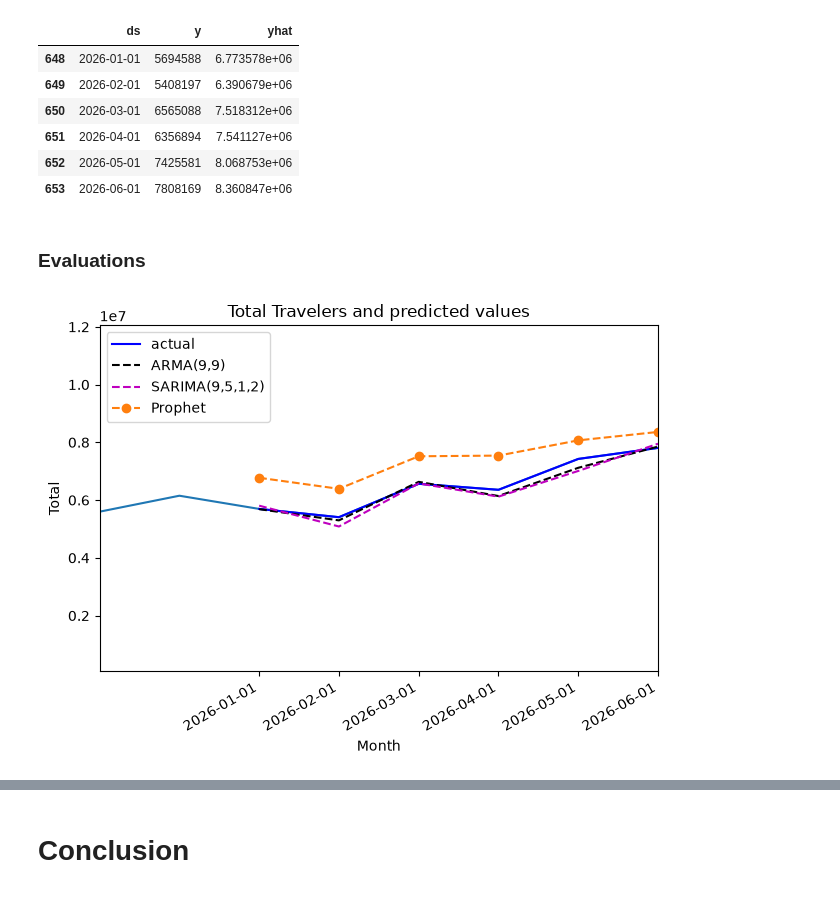
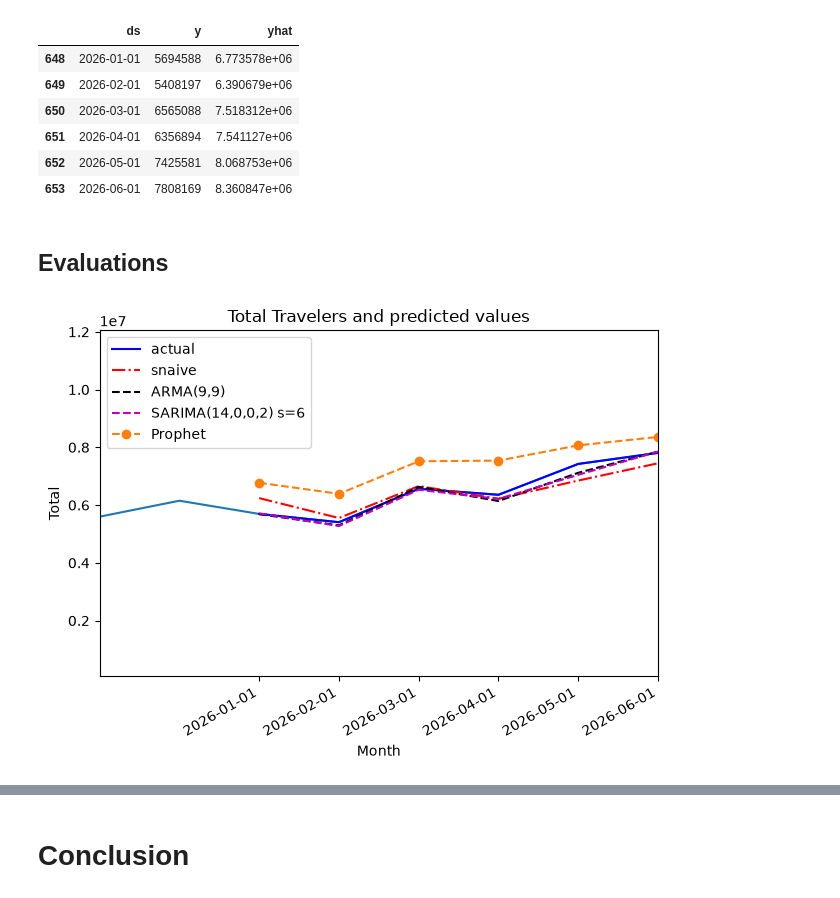
Before and after one commit to janessa13/Timeseries-Forecasting, a Jupyter notebook: Part 1.ipynb, the cells around one changed output, grey strips where cells are left out. Cells and saved outputs as stored; diff of their text form; code cells hidden in the pictures.

```diff
--- a/Part 1.ipynb
+++ b/Part 1.ipynb
@@ -222,7 +224,7 @@ def rolling_forecast(df, train_len, test_len, window, method) -> list:
         pred_MA = []
 
         for i in range(train_len, total_len, window):
-            model = SARIMAX(df[:i], order=(0,0,14))
+            model = SARIMAX(df[:i], order=(0,0,13))
             res = model.fit(disp=False)
             predictions = res.get_prediction(0, i + window - 1)
             oos_pred = predictions.predicted_mean.iloc[-window:]
@@ -234,7 +236,7 @@ def rolling_forecast(df, train_len, test_len, window, method) -> list:
         pred_AR = []
 
         for i in range(train_len, total_len, window):
-            model = SARIMAX(df[:i], order=(3,0,0))
+            model = SARIMAX(df[:i], order=(1,0,0))
             res = model.fit(disp=False)
             predictions = res.get_prediction(0, i + window - 1)
             oos_pred = predictions.predicted_mean.iloc[-window:]
@@ -246,7 +248,7 @@ def rolling_forecast(df, train_len, test_len, window, method) -> list:
         pred_ARMA = []
 
         for i in range(train_len, total_len, window):
-            model = SARIMAX(df[:i], order=(3,0,14))
+            model = SARIMAX(df[:i], order=(1,0,13))
             res = model.fit(disp=False)
             predictions = res.get_prediction(0, i + window - 1)
             oos_pred = predictions.predicted_mean.iloc[-window:]
@@ -482,7 +480,7 @@ def rolling_forecast(df, train_len, test_len, window, method) -> list:
         pred_MA = []
 
         for i in range(train_len, total_len, window):
-            model = SARIMAX(df[:i], order=(0,0,9))
+            model = SARIMAX(df[:i], order=(0,0,13))
             res = model.fit(disp=False)
             predictions = res.get_prediction(0, i + window - 1)
             oos_pred = predictions.predicted_mean.iloc[-window:]    #Out of sample pred
@@ -494,7 +492,7 @@ def rolling_forecast(df, train_len, test_len, window, method) -> list:
         pred_AR = []
 
         for i in range(train_len, total_len, window):
-            model = SARIMAX(df[:i], order=(9,0,0))
+            model = SARIMAX(df[:i], order=(1,0,0))
             res = model.fit(disp=False)
             predictions = res.get_prediction(0, i + window - 1)
             oos_pred = predictions.predicted_mean.iloc[-window:]
@@ -752,7 +769,7 @@ def rolling_forecast(df, train_len, test_len, window, method) -> list:
         pred_MA = []
 
         for i in range(train_len, total_len, window):
-            model = SARIMAX(df[:i], order=(0,0,14))
+            model = SARIMAX(df[:i], order=(0,0,13))
             res = model.fit(disp=False)
             predictions = res.get_prediction(0, i + window - 1)
             oos_pred = predictions.predicted_mean.iloc[-window:]    #Out of sample pred
@@ -764,7 +781,7 @@ def rolling_forecast(df, train_len, test_len, window, method) -> list:
         pred_AR = []
 
         for i in range(train_len, total_len, window):
-            model = SARIMAX(df[:i], order=(3,0,0))
+            model = SARIMAX(df[:i], order=(1,0,0))
             res = model.fit(disp=False)
             predictions = res.get_prediction(0, i + window - 1)
             oos_pred = predictions.predicted_mean.iloc[-window:]
@@ -790,7 +807,7 @@ def rolling_forecast(df, train_len, test_len, window, method) -> list:
         pred_SARIMA = []
 
         for i in range(train_len, total_len, window):
-            model = SARIMAX(df[:i], order=(9,0,5), seasonal_order=(1,0,2,12), simple_differencing=False)
+            model = SARIMAX(df[:i], order=(14,0,0), seasonal_order=(0,0,2,6), simple_differencing=False)
             res = model.fit(disp=False)
             predictions = res.get_prediction(0, i + window - 1)
             oos_pred = predictions.predicted_mean.iloc[-window:]
@@ -1030,37 +1047,37 @@ df_pp_test
 | 652 | 2026-05-01 | 7425581 | 8.068753e+06 |
 | 653 | 2026-06-01 | 7808169 | 8.360847e+06 |
 # %% [markdown]
-### Evaluations
+## Evaluations
 # %%
 fig, ax = plt.subplots()
 
 ax.plot(df['Total'])
 ax.plot(pred_df['Total'], 'b-', label='actual')
 # ax.plot(pred_df['pred_mean'], 'g:', label='mean')
-# ax.plot(pred_df['pred_last'], 'r-.', label='last')
+ax.plot(pred_df['pred_snaive'], 'r-.', label='snaive')
 # ax.plot(pred_df['pred_MA'], 'o:', label='MA')
 # ax.plot(pred_df['pred_AR'], 'y-.', label='AR')
 ax.plot(pred_df['pred_ARMA'], 'k--', label='ARMA(9,9)')
-ax.plot(pred_df['pred_SARIMA'], 'm--', label='SARIMA(9,5,1,2)')
+ax.plot(pred_df['pred_SARIMA'], 'm--', label='SARIMA(14,0,0,2) s=6')
 ax.plot(df_pp_test['yhat'], 'o--', label='Prophet')
 ax.legend(loc=2)
 ax.set_xlabel('Month')
 ax.set_ylabel('Total')
 
 # ax.axvspan(6, 650, color='#808080', alpha=0.2)
 
 ax.set_xlim(646, 653)
 
 plt.xticks(
     [648, 649, 650, 651, 652, 653],
     ['2026-01-01', '2026-02-01', '2026-03-01', '2026-04-01', '2026-05-01', "2026-06-01"])
 
 fig.autofmt_xdate()
 
 plt.title("Total Travelers and predicted values")
 plt.tight_layout()
 # %% [output]
-[figure, old version]
+[figure, new version]
 # %%
 
 df_eval.loc[len(df_eval)] = [
```
Also changed, not shown: parts of 31 cells of this notebook, 1 other file.
